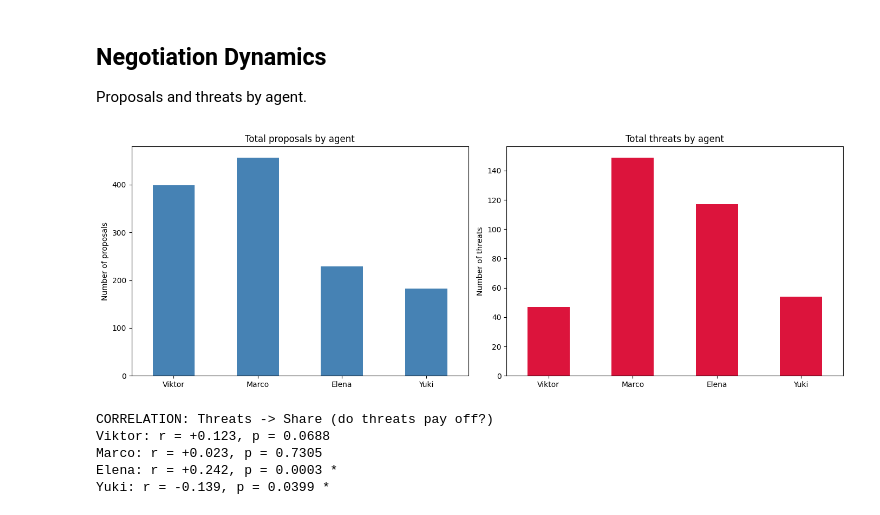
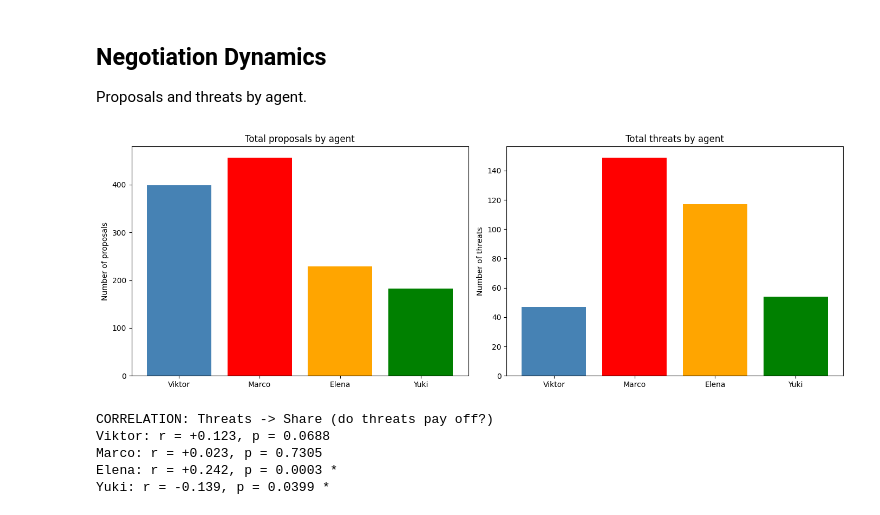
Before and after one commit to yasemitee/negotiation-arena, a Jupyter notebook: notebooks/heist_experiment_analysis.ipynb, the cells around one changed output. Drawn from its saved outputs; the diff is of its cells as text; code cells hidden in the pictures.

```diff
--- a/notebooks/heist_experiment_analysis.ipynb
+++ b/notebooks/heist_experiment_analysis.ipynb
@@ -288,7 +329,7 @@ if len(heist_summary) > 0:
     fig, axes = plt.subplots(1, 2, figsize=(14, 5))
 
     x = np.arange(len(heist_summary))
-    axes[0].bar(x, heist_summary["agreement_rate"], color="steelblue")
+    axes[0].bar(x, heist_summary["agreement_rate"], color=COLOR_PALETTE['agreement'])
     axes[0].errorbar(
         x, heist_summary["agreement_rate"],
         yerr=[
@@ -303,7 +344,7 @@ if len(heist_summary) > 0:
     axes[0].set_xticks(x)
     axes[0].set_xticklabels(cond_order, rotation=20, ha="right")
 
-    axes[1].bar(x, heist_summary["collapse_rate"], color="crimson")
+    axes[1].bar(x, heist_summary["collapse_rate"], color=COLOR_PALETTE['disagreement'])
     axes[1].set_ylim(0, 1.05)
     axes[1].set_ylabel("Collapse rate")
     axes[1].set_title("Negotiation collapse rate")
@@ -325,7 +366,7 @@ deals = heist_runs[heist_runs["agreed"]].copy()
 if len(deals) > 0:
     fig, axes = plt.subplots(1, 2, figsize=(14, 5))
 
-    sns.boxplot(data=deals, x="condition", y="gini", ax=axes[0], color="steelblue")
+    sns.boxplot(data=deals, x="condition", y="gini", ax=axes[0], color=COLOR_PALETTE['primary'])
     axes[0].set_title("Gini coefficient")
     axes[0].set_ylabel("Gini")
     axes[0].set_xticks(x)
@@ -336,8 +377,12 @@ if len(deals) > 0:
     share_data = deals[share_cols].melt(var_name="agent", value_name="share")
     share_data["agent"] = share_data["agent"].str.replace("share_", "")
 
-    sns.boxplot(data=share_data, x="agent", y="share", ax=axes[1], color="steelblue")
-    axes[1].axhline(y=25, color="red", linestyle="--", alpha=0.5, label="Fair share (25%)")
+    agent_order = ["Viktor", "Marco", "Elena", "Yuki"]
+    agent_colors = get_agent_colors(agent_order)
+
+    sns.boxplot(data=share_data, x="agent", y="share", ax=axes[1],
+                order=agent_order, palette=agent_colors)
+    axes[1].axhline(y=25, color=COLOR_PALETTE['neutral'], linestyle="--", alpha=0.5, label="Fair share (25%)")
     axes[1].set_title("Share distribution by agent")
     axes[1].set_ylabel("Share (%)")
     axes[1].set_xlabel("Agent")
@@ -404,29 +449,32 @@ Proposals and threats by agent.
 # %%
 proposal_cols = [c for c in heist_runs.columns if c.startswith("proposals_")]
 threat_cols = [c for c in heist_runs.columns if c.startswith("threats_")]
 
 if proposal_cols:
     fig, axes = plt.subplots(1, 2, figsize=(14, 5))
     proposal_totals = heist_runs[proposal_cols].sum()
     proposal_totals.index = [c.replace("proposals_", "") for c in proposal_totals.index]
-    proposal_totals.plot(kind="bar", ax=axes[0], color="steelblue")
+    agent_colors = get_agent_colors(list(proposal_totals.index))
+    axes[0].bar(proposal_totals.index, proposal_totals.values, color=agent_colors)
     axes[0].set_title("Total proposals by agent")
     axes[0].set_ylabel("Number of proposals")
     axes[0].set_xticklabels(proposal_totals.index, rotation=0, ha="center")
 
     if threat_cols:
         threat_totals = heist_runs[threat_cols].sum()
         threat_totals.index = [c.replace("threats_", "") for c in threat_totals.index]
-        threat_totals.plot(kind="bar", ax=axes[1], color="crimson")
+        agent_colors = get_agent_colors(list(threat_totals.index))
+        axes[1].bar(threat_totals.index, threat_totals.values, color=agent_colors)
         axes[1].set_title("Total threats by agent")
         axes[1].set_ylabel("Number of threats")
         axes[1].set_xticklabels(threat_totals.index, rotation=0, ha="center")
 
     plt.tight_layout()
+
     plt.show()
     save_figure(fig, "heist_proposals_and_threats_analysis")
 # %% [output]
-[figure, old version]
+[figure, new version]
 # %%
 if len(deals) > 0 and threat_cols:
     print("CORRELATION: Threats -> Share (do threats pay off?)")
```
Also changed, not shown: parts of 14 cells of this notebook, 8 other files.
